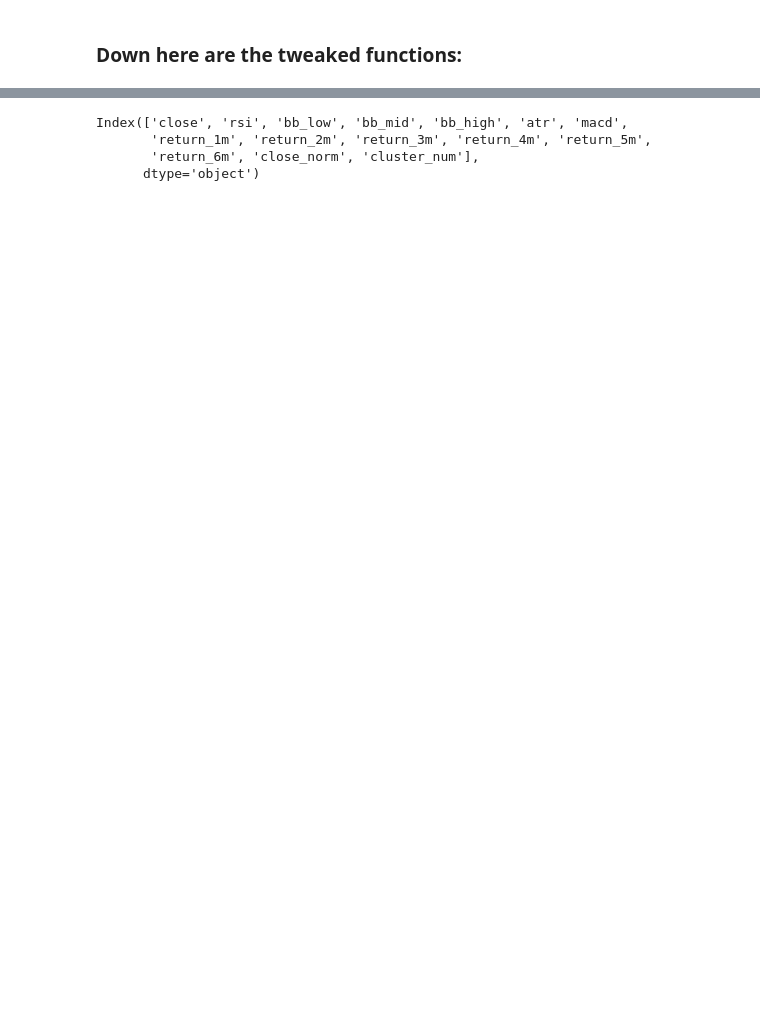
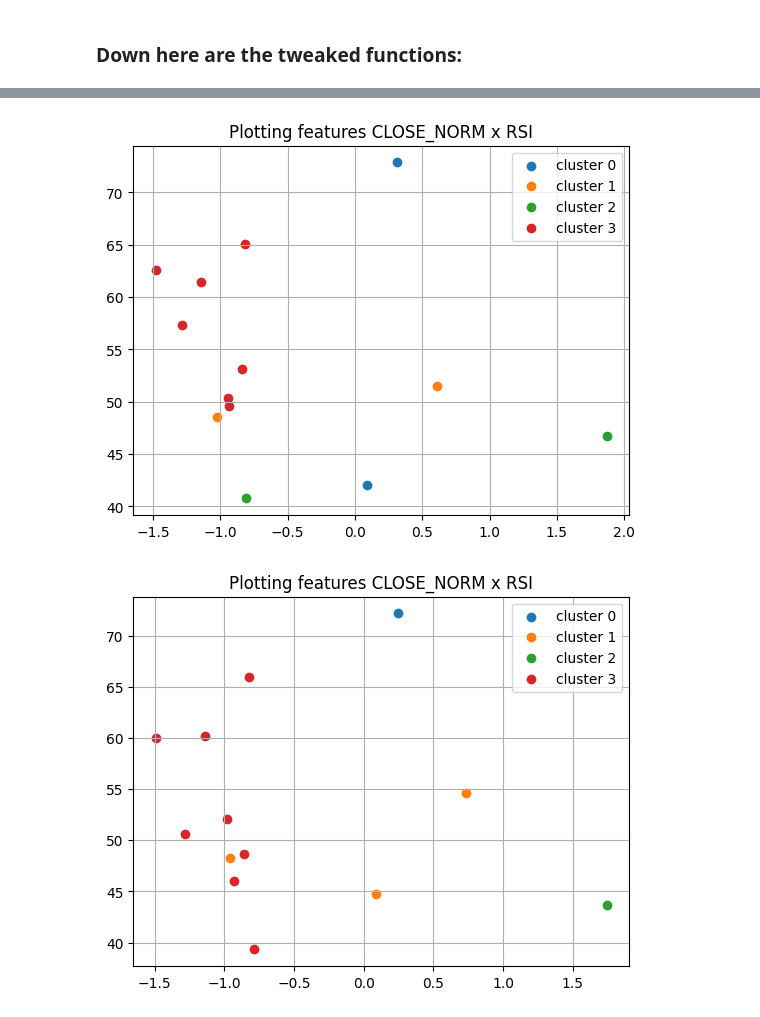
Before and after one commit to CarecaRS/CryptoFund, a Jupyter notebook: fund.ipynb, the cells around one changed output, grey strips where cells are left out. Cells and saved outputs as stored; diff of their text form; code cells hidden in the pictures; blank space fills up the shorter version.

```diff
--- a/fund.ipynb
+++ b/fund.ipynb
@@ -50,11 +50,12 @@ print('"close" values normalized and added to the dataframe.')
 
 # Now we need to estimate the optimal number of clusters to
 # allocate our resources
-clust = estimate_kmeans(data.drop('close', axis=1), cutoff=0.25)
+clust = estimate_kmeans(data.drop('close', axis=1), cutoff=0.2)
 
 # Sets the params for the clustering function used with apply below
 params2 = {'clusters':clust,
-           'means':1}
+           'means':1,
+           'metric':'rsi'}
 
 # Groups the data and applies the clustering
 data = data.dropna().groupby('time', group_keys=False).apply(clustering, **params2)
@@ -61,4 +92,13 @@ data = data.dropna().groupby('time', group_keys=False).apply(clustering, **param
 # %% [markdown]
 ### Down here are the tweaked functions:
 # %%
-# Tá dando problema no rolling do volume, por algum motivo qualquer está retornando tudo nan.
+data.drop('cluster_num', axis=1, inplace=True)
+clust = estimate_kmeans(data.drop('close', axis=1), cutoff=0.2)
+
+# Sets the params for the clustering function used with apply below
+params2 = {'clusters':clust,
+           'means':1,
+           'metric':'rsi'}
+
+# Groups the data and applies the clustering
+data = data.dropna().groupby('time', group_keys=False).apply(clustering, **params2)
@@ -73,5 +104,0 @@ estimate_indicators(data, rsi=20, bbands=20, roll=13)
-# %%
-# Prints the clustering graph
-for i in data.index.get_level_values('time').unique().to_list():
-    g = data.xs(i, level=0)
-    plot_clusters(g)
@@ -92,7 +105,9 @@ for i in data.index.get_level_values('time').unique().to_list():
-# %%
-data.columns
-# %% [output]
-Index(['close', 'rsi', 'bb_low', 'bb_mid', 'bb_high', 'atr', 'macd',
-       'return_1m', 'return_2m', 'return_3m', 'return_4m', 'return_5m',
-       'return_6m', 'close_norm', 'cluster_num'],
-      dtype='object')
+# %%
+# Prints the clustering graph
+times = data.index.get_level_values('time').unique().to_list()[0:10]
+for t in times:
+    g = data.xs(t, level=1)
+    plot_clusters(g)
+# %% [output]
+[figure, added]
+[figure, added]
```
Also changed, not shown: parts of 6 cells of this notebook, 1 other file.
